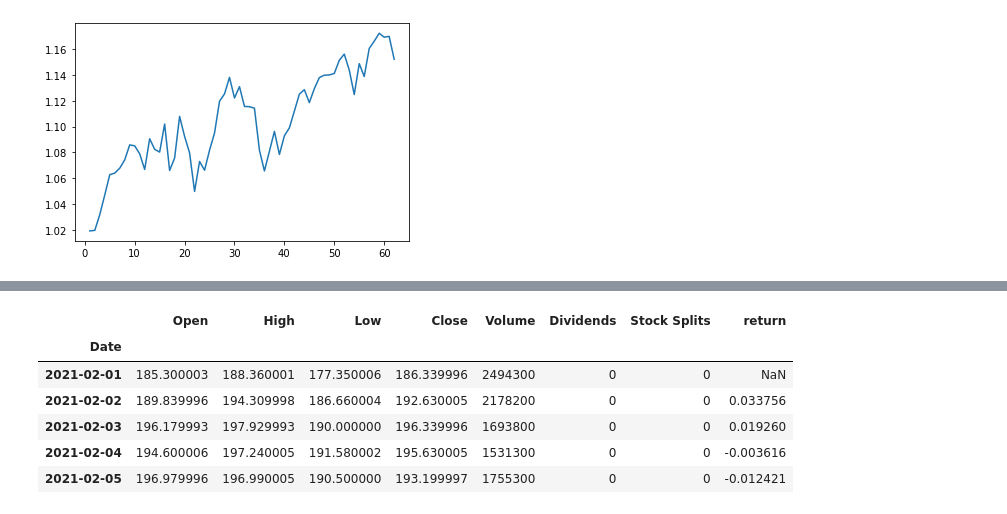
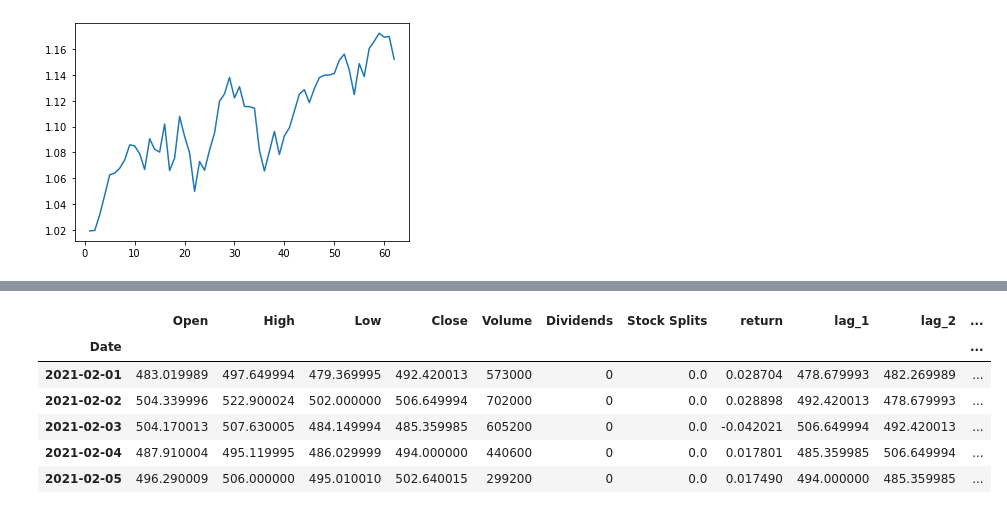
Before and after one commit to tonghuang-uw/Project_2, a Jupyter notebook: Machine Learning Model.ipynb, the cells around one changed output, grey strips where cells are left out. Cells and saved outputs as stored; diff of their text form; code cells hidden in the pictures.

```diff
--- a/Machine Learning Model.ipynb
+++ b/Machine Learning Model.ipynb
@@ -133,0 +122,14 @@ historical = yf.Ticker("enph").history(period="2y")
+# %%
+historical = yf.Ticker("idxx").history(period="max")
+historical["return"] = historical["Close"].pct_change()
+
+lags = 5
+
+cols = []
+for lag in range(1, lags + 1):
+    col = f'lag_{lag}'
+    historical[col] = historical['Close'].shift(lag)
+    cols.append(col)
+historical_train = historical.loc[:"2021-01"]
+historical_train.dropna(inplace=True)
+historical_train
@@ -134,12 +151,11 @@ historical = yf.Ticker("enph").history(period="2y")
 # %%
 price_3month = historical.loc["2021-02":"2021-04"]
-price_3month["return"] = price_3month["Close"].pct_change()
-price_3month.head()
+display(price_3month.head())
 # %% [output]
-|  | Open | High | Low | Close | Volume | Dividends | Stock Splits | return |
-| Date |  |  |  |  |  |  |  |  |
-| 2021-02-01 | 185.300003 | 188.360001 | 177.350006 | 186.339996 | 2494300 | 0 | 0 | NaN |
-| 2021-02-02 | 189.839996 | 194.309998 | 186.660004 | 192.630005 | 2178200 | 0 | 0 | 0.033756 |
-| 2021-02-03 | 196.179993 | 197.929993 | 190.000000 | 196.339996 | 1693800 | 0 | 0 | 0.019260 |
-| 2021-02-04 | 194.600006 | 197.240005 | 191.580002 | 195.630005 | 1531300 | 0 | 0 | -0.003616 |
-| 2021-02-05 | 196.979996 | 196.990005 | 190.500000 | 193.199997 | 1755300 | 0 | 0 | -0.012421 |
+|  | Open | High | Low | Close | Volume | Dividends | Stock Splits | return | lag_1 | lag_2 | ... |
+| Date |  |  |  |  |  |  |  |  |  |  | ... |
+| 2021-02-01 | 483.019989 | 497.649994 | 479.369995 | 492.420013 | 573000 | 0 | 0.0 | 0.028704 | 478.679993 | 482.269989 | ... |
+| 2021-02-02 | 504.339996 | 522.900024 | 502.000000 | 506.649994 | 702000 | 0 | 0.0 | 0.028898 | 492.420013 | 478.679993 | ... |
+| 2021-02-03 | 504.170013 | 507.630005 | 484.149994 | 485.359985 | 605200 | 0 | 0.0 | -0.042021 | 506.649994 | 492.420013 | ... |
+| 2021-02-04 | 487.910004 | 495.119995 | 486.029999 | 494.000000 | 440600 | 0 | 0.0 | 0.017801 | 485.359985 | 506.649994 | ... |
+| 2021-02-05 | 496.290009 | 506.000000 | 495.010010 | 502.640015 | 299200 | 0 | 0.0 | 0.017490 | 494.000000 | 485.359985 | ... |
```
Also changed, not shown: parts of 32 cells of this notebook.
